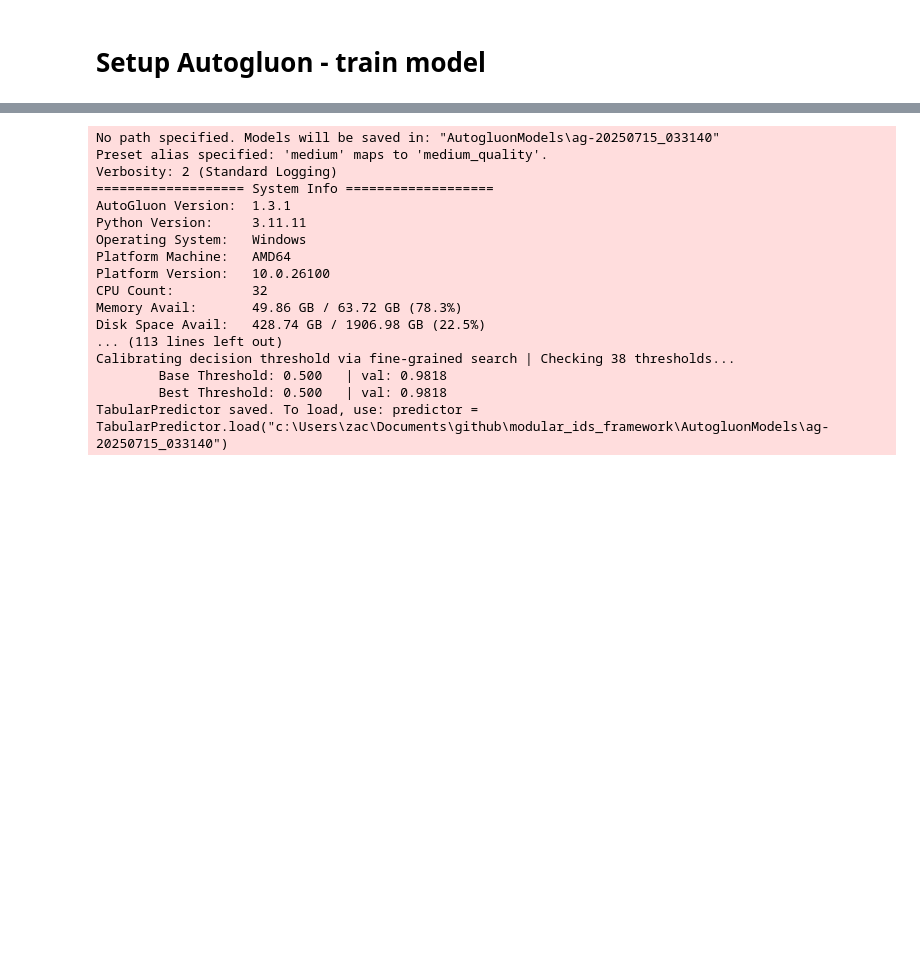
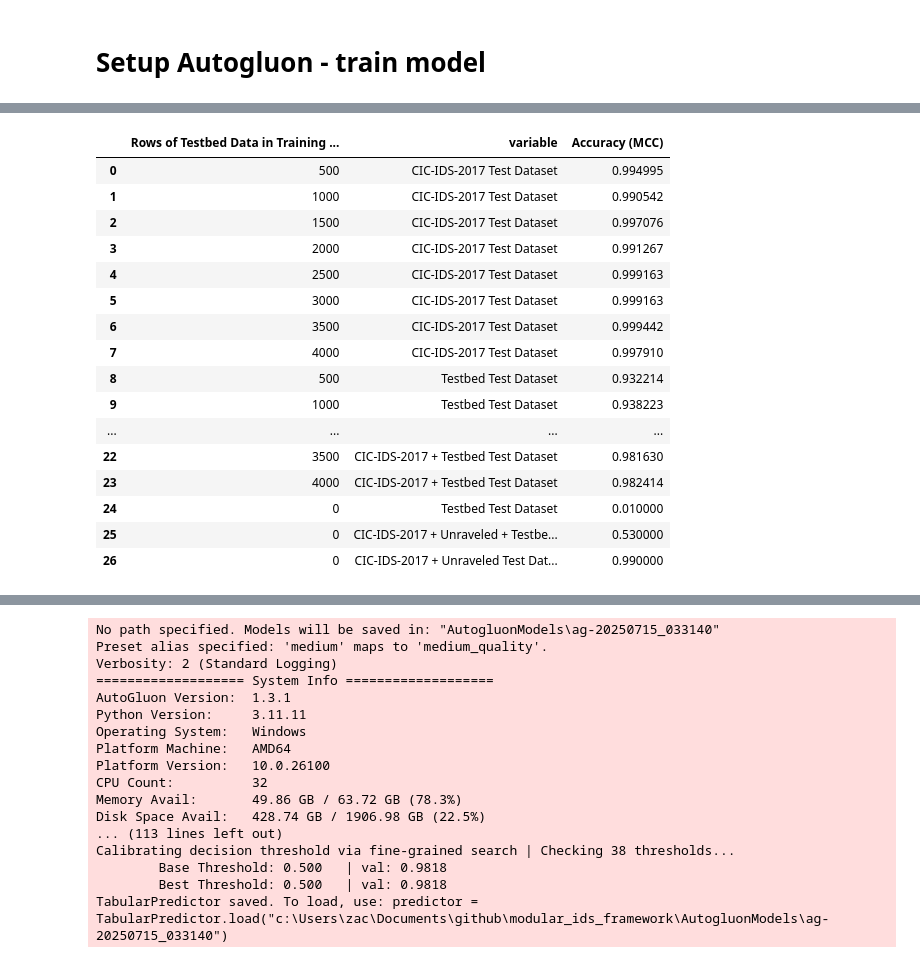
Before and after one commit to navya144/modular_ids_framework, a Jupyter notebook: persistent_non_persistent_model.ipynb, the cells around one changed output, grey strips where cells are left out. Cells and saved outputs as stored; diff of their text form; code cells hidden in the pictures; blank space fills up the shorter version.

```diff
--- a/persistent_non_persistent_model.ipynb
+++ b/persistent_non_persistent_model.ipynb
@@ -263,3 +458,23 @@ sns.lineplot(data=melted_stats, x='data_amount', y='value', hue='variable', mark
+# %%
+melted_stats
+# %% [output]
+|  | Rows of Testbed Data in Training ... | variable | Accuracy (MCC) |
+| 0 | 500 | CIC-IDS-2017 Test Dataset | 0.994995 |
+| 1 | 1000 | CIC-IDS-2017 Test Dataset | 0.990542 |
+| 2 | 1500 | CIC-IDS-2017 Test Dataset | 0.997076 |
+| 3 | 2000 | CIC-IDS-2017 Test Dataset | 0.991267 |
+| 4 | 2500 | CIC-IDS-2017 Test Dataset | 0.999163 |
+| 5 | 3000 | CIC-IDS-2017 Test Dataset | 0.999163 |
+| 6 | 3500 | CIC-IDS-2017 Test Dataset | 0.999442 |
+| 7 | 4000 | CIC-IDS-2017 Test Dataset | 0.997910 |
+| 8 | 500 | Testbed Test Dataset | 0.932214 |
+| 9 | 1000 | Testbed Test Dataset | 0.938223 |
+| ... | ... | ... | ... |
+| 22 | 3500 | CIC-IDS-2017 + Testbed Test Dataset | 0.981630 |
+| 23 | 4000 | CIC-IDS-2017 + Testbed Test Dataset | 0.982414 |
+| 24 | 0 | Testbed Test Dataset | 0.010000 |
+| 25 | 0 | CIC-IDS-2017 + Unraveled + Testbe... | 0.530000 |
+| 26 | 0 | CIC-IDS-2017 + Unraveled Test Dat... | 0.990000 |
 # %%
 results
 # %% [output]
```
Also changed, not shown: parts of 11 cells of this notebook, 1 other file.
